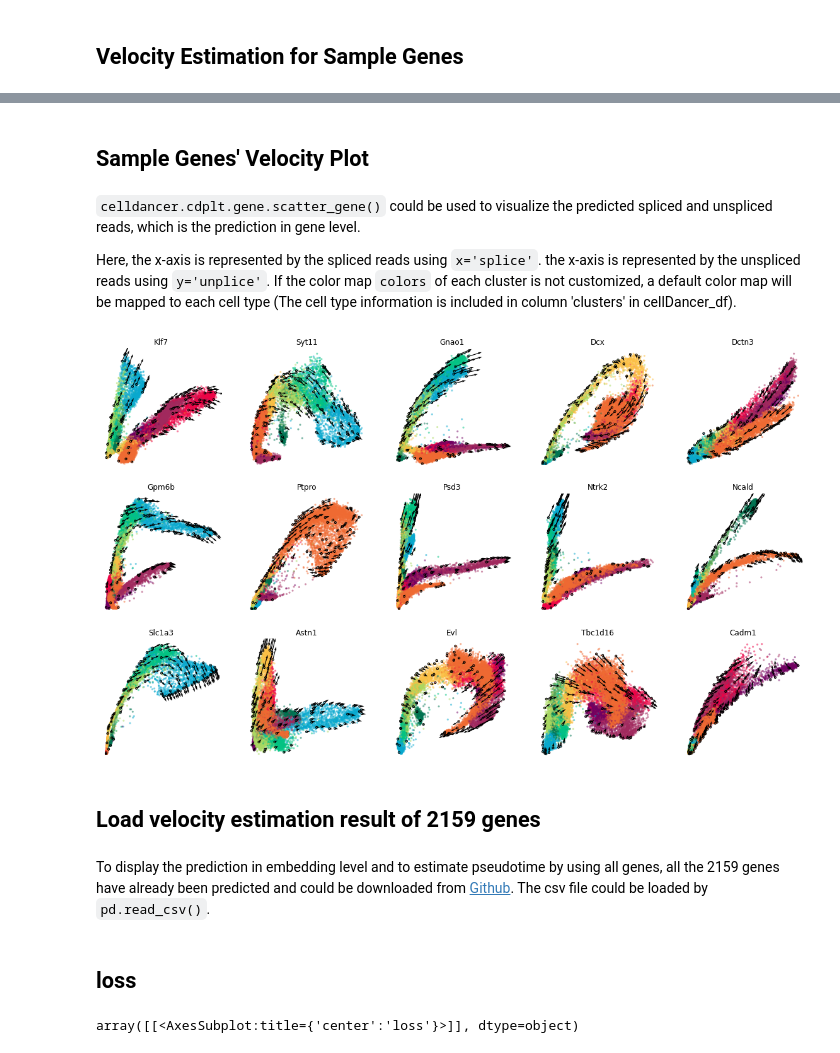
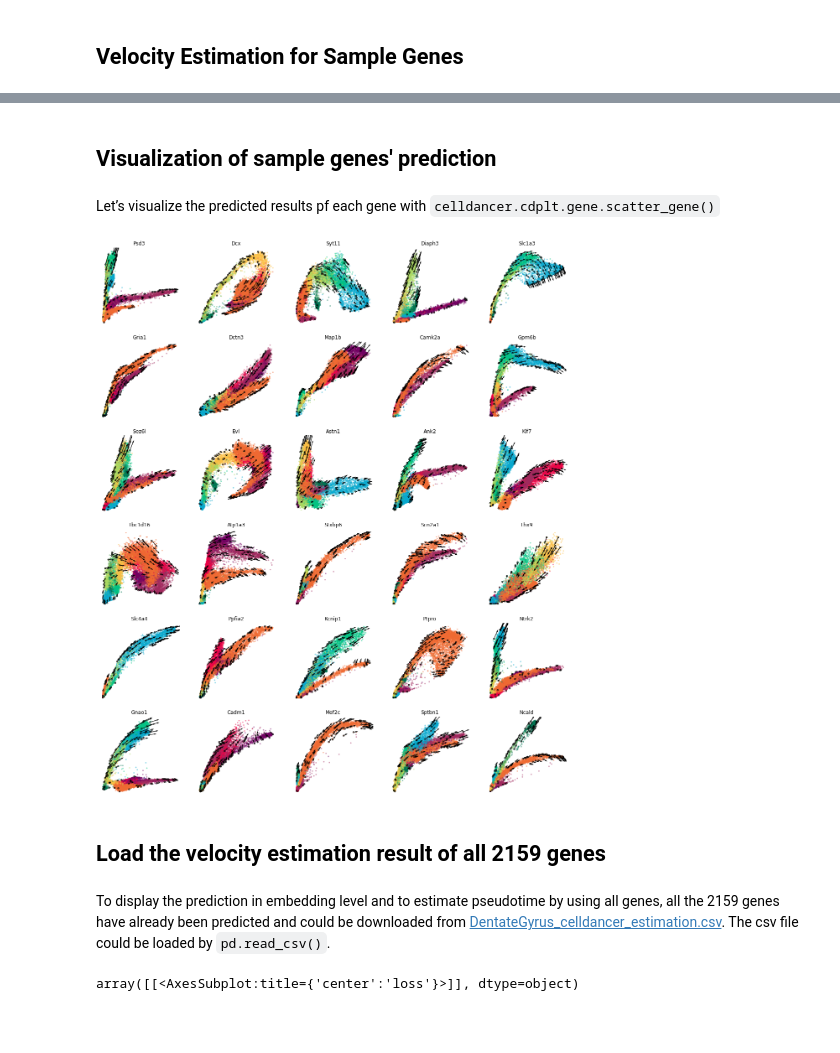
Before and after one commit to GuangyuWangLab2021/cellDancer, a Jupyter notebook: analysis/CaseStudyNotebook/Neuro_main_function-pre_sl_wq_para_renamed.ipynb, the cells around one changed output, grey strips where cells are left out. Drawn from its saved outputs; the diff is of its cells as text; code cells hidden in the pictures; blank space fills up the shorter version.

````diff
--- a/analysis/CaseStudyNotebook/Neuro_main_function-pre_sl_wq_para_renamed.ipynb
+++ b/analysis/CaseStudyNotebook/Neuro_main_function-pre_sl_wq_para_renamed.ipynb
@@ -80,21 +81,9 @@ gene_list=['Klf7', 'Scn2a1', 'Tmem163', 'Gnao1', 'Grm7', 'Dctn3', 'Plppr4', 'Shi
 gene_list=['Klf7', 'Syt11', 'Gnao1', 'Dctn3', 'Gpm6b', 'Stxbp6', 'Dcx', 'Psd3', 'Ntrk2', 'Ncald', 'Slc1a3', 'Astn1', 'Camk2a', 'Evl','Tbc1d16', 'Cadm1', 'Kcnip1', 'Ptpro', 'Sez6l', 'Diaph3',]
 # kept 15
 gene_list=['Klf7', 'Syt11', 'Gnao1', 'Dctn3', 'Gpm6b', 'Ptpro', 'Dcx', 'Psd3', 'Ntrk2', 'Ncald', 'Slc1a3', 'Astn1', 'Evl','Tbc1d16', 'Cadm1']
+# 30
+gene_list=['Psd3', 'Dcx', 'Syt11', 'Diaph3', 'Slc1a3', 'Gria1', 'Dctn3', 'Map1b', 'Camk2a', 'Gpm6b', 'Sez6l', 'Evl', 'Astn1', 'Ank2', 'Klf7', 'Tbc1d16', 'Atp1a3', 'Stxbp6', 'Scn2a1', 'Lhx9', 'Slc4a4', 'Ppfia2', 'Kcnip1', 'Ptpro', 'Ntrk2', 'Gnao1', 'Cadm1', 'Mef2c', 'Sptbn1', 'Ncald']
 
-# 30
-#gene_list=['Psd3', 'Dcx', 'Syt11', 'Diaph3', 'Slc1a3', 'Gria1', 'Dctn3', 'Map1b', 'Camk2a', 'Gpm6b', 'Sez6l', 'Evl', 'Astn1', 'Ank2', 'Klf7', 'Tbc1d16', 'Atp1a3', 'Stxbp6', 'Scn2a1', 'Lhx9', 'Slc4a4', 'Ppfia2', 'Kcnip1', 'Ptpro', 'Ntrk2', 'Gnao1', 'Cadm1', 'Mef2c', 'Sptbn1', 'Ncald']
-# Velocity Estimation
-# loss_df, cellDancer_df=velocity(cell_type_u_s,\
-#                                 gene_list=gene_list,\
-#                                 max_epoches=max_epoches,\
-#                                 check_val_every_n_epoch=check_val_every_n_epoch,\
-#                                 patience=patience,\
-#                                 permutation_ratio=permutation_ratio,\
-#                                 speed_up=speed_up,\
-#                                 norm_u_s=norm_u_s,\
-#                                 norm_cell_distribution=norm_cell_distribution,\
-#                                 n_jobs=n_jobs,\
-#                                 save_path=save_path)
 loss_df, cellDancer_df=cd.velocity_estimation.velocity(cell_type_u_s,\
                                                        gene_list=gene_list,\
                                                        permutation_ratio=0.1,\
@@ -121,47 +110,37 @@ Arranging genes for parallel job.
 # %% [markdown]
-## Sample Genes' Velocity Plot
+## Visualization of sample genes' prediction
 # %% [markdown]
-```celldancer.cdplt.gene.scatter_gene()``` could be used to visualize the predicted spliced and unspliced reads, which is the prediction in gene level.
-
-Here, the x-axis is represented by the spliced reads using ```x='splice'```. the x-axis is represented by the unspliced reads using ```y='unplice'```. If the color map ```colors``` of each cluster is not customized, a default color map will be mapped to each cell type (The cell type information is included in column 'clusters' in cellDancer_df).
+Let’s visualize the predicted results pf each gene with ```celldancer.cdplt.gene.scatter_gene()```
 # %%
 %autoreload 2
 
-# gene_list=list(cellDancer_df[cellDancer_df.gene_name.isin(gene_list)]['gene_name'].drop_duplicates())
-gene_list=['Klf7', 'Syt11', 'Gnao1', 'Dcx', 'Dctn3', 'Gpm6b', 'Ptpro', 'Psd3', 'Ntrk2', 'Ncald', 'Slc1a3', 'Astn1', 'Evl','Tbc1d16', 'Cadm1']
-
 ncols=5
-
 height=math.ceil(len(gene_list)/ncols)*4
 fig = plt.figure(figsize=(20,height))
 
 for i in range(len(gene_list)):
     ax = fig.add_subplot(math.ceil(len(gene_list)/ncols), ncols, i+1)
     cdplt.gene.scatter_gene(
         ax=ax,
         x='splice',
         y='unsplice',
         cellDancer_df=cellDancer_df,
         custom_xlim=None,
         custom_ylim=None,
         colors=colormap.colormap_neuro,
         alpha=0.5,
         s = 10,
         velocity=True,
         gene=gene_list[i])
 
     ax.set_title(gene_list[i])
     ax.axis('off')
 
-plt.savefig('/Users/shengyuli/Library/CloudStorage/OneDrive-HoustonMethodist/work/Velocity/data/velocyto/neuro/result_detailcsv/test_speed/epoch200check_n10Ratio0.1autoDTrueautoNFalsep3binFalsejob40/cell_dancer_velocity_2022-05-27 18-24-50/storyboard/15_sample_genes_8njob.pdf')
-# plt.savefig('/Users/shengyuli/Library/CloudStorage/OneDrive-HoustonMethodist/work/Velocity/data/velocyto/neuro/result_detailcsv/test_speed/epoch200check_n10Ratio0.1autoDTrueautoNFalsep3binFalsejob40/cell_dancer_velocity_2022-05-27 18-24-50/storyboard/Evl_genes.pdf')
-
-
 plt.show()
 # %% [output]
-[figure, old version]
+[figure, new version]
 # %% [markdown]
-## Load velocity estimation result of 2159 genes
+## Load the velocity estimation result of all 2159 genes
 # %% [markdown]
-To display the prediction in embedding level and to estimate pseudotime by using all genes, all the 2159 genes have already been predicted and could be downloaded from [Github](link). The csv file could be loaded by ```pd.read_csv()```.
+To display the prediction in embedding level and to estimate pseudotime by using all genes, all the 2159 genes have already been predicted and could be downloaded from [DentateGyrus_celldancer_estimation.csv](link). The csv file could be loaded by ```pd.read_csv()```.
 # %%
@@ -169,7 +148,5 @@ To display the prediction in embedding level and to estimate pseudotime by using
 cellDancer_df_file = '/Users/shengyuli/Library/CloudStorage/OneDrive-HoustonMethodist/work/Velocity/data/velocyto/neuro/result_detailcsv/test_speed/epoch200check_n10Ratio0.1autoDTrueautoNFalsep3binFalsejob40/cell_dancer_velocity_2022-05-27 18-24-50/celldancer_estimation.csv'
 cellDancer_df=pd.read_csv(cellDancer_df_file)
-# %% [markdown]
-## loss
 # %%
 gene_loss=cellDancer_df[['gene_name','loss']].drop_duplicates()
 # %% [output]
````
Also changed, not shown: parts of 25 cells of this notebook, 1 other file.
